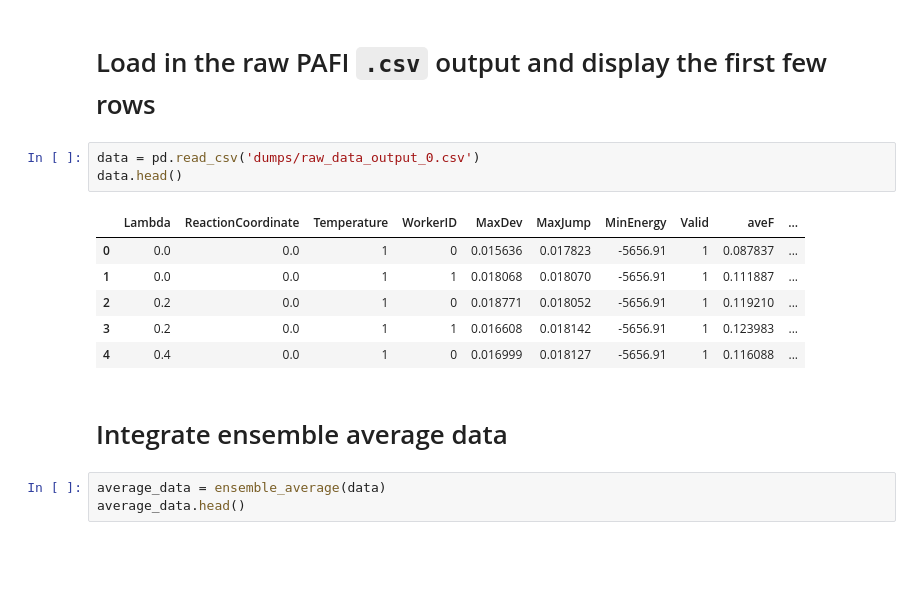
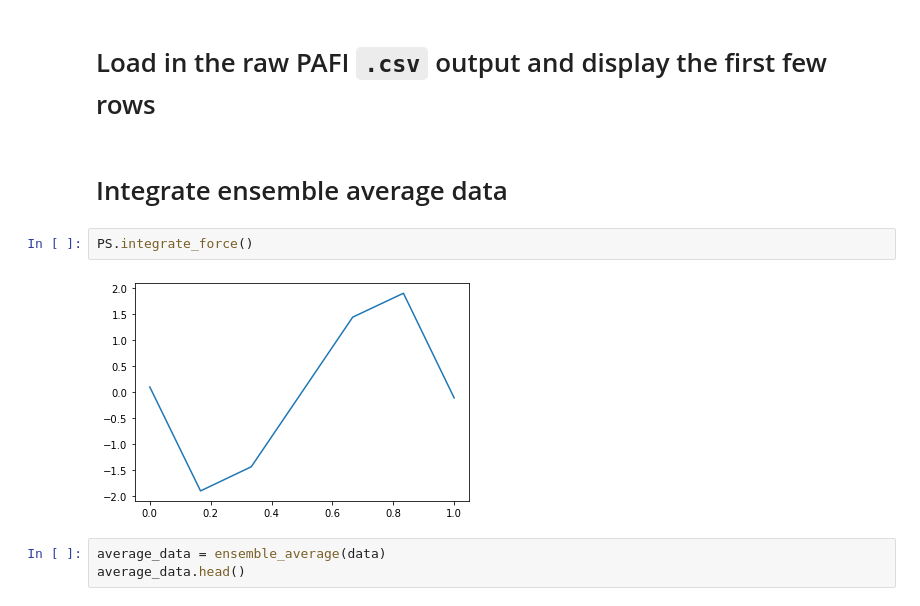
Before and after one commit to tomswinburne/pafi-python, a Jupyter notebook: examples/ti/Process-PAFI-Results.ipynb, the cells around one changed output. Saved outputs shown, nothing was run; the diff lists cells and outputs as text; blank space fills up the shorter version.

```diff
--- a/examples/ti/Process-PAFI-Results.ipynb
+++ b/examples/ti/Process-PAFI-Results.ipynb
@@ -64,17 +272,11 @@ def integrate(ens ):
 # %% [markdown]
 # Load in the raw PAFI `.csv` output and display the first few rows
-# %%
-data = pd.read_csv('dumps/raw_data_output_0.csv')
-data.head()
-# %% [output]
-|  | Lambda | ReactionCoordinate | Temperature | WorkerID | MaxDev | MaxJump | MinEnergy | Valid | aveF | ... |
-| 0 | 0.0 | 0.0 | 1 | 0 | 0.015636 | 0.017823 | -5656.91 | 1 | 0.087837 | ... |
-| 1 | 0.0 | 0.0 | 1 | 1 | 0.018068 | 0.018070 | -5656.91 | 1 | 0.111887 | ... |
-| 2 | 0.2 | 0.0 | 1 | 0 | 0.018771 | 0.018052 | -5656.91 | 1 | 0.119210 | ... |
-| 3 | 0.2 | 0.0 | 1 | 1 | 0.016608 | 0.018142 | -5656.91 | 1 | 0.123983 | ... |
-| 4 | 0.4 | 0.0 | 1 | 0 | 0.016999 | 0.018127 | -5656.91 | 1 | 0.116088 | ... |
 # %% [markdown]
 # Integrate ensemble average data
+# %%
+PS.integrate_force()
+# %% [output]
+[figure, added]
 # %%
 average_data = ensemble_average(data)
 average_data.head()
```
Also changed, not shown: parts of 4 cells of this notebook, 2 other files.
